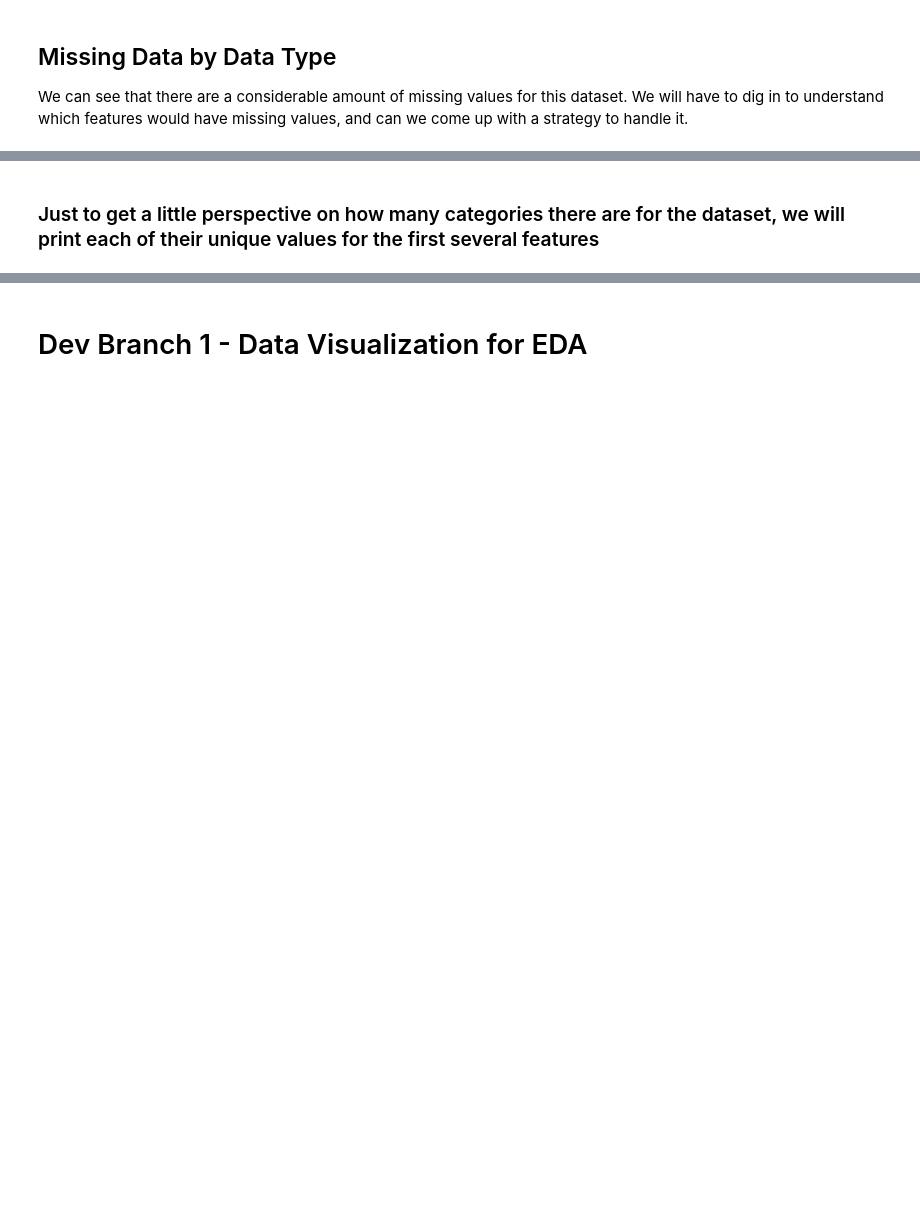
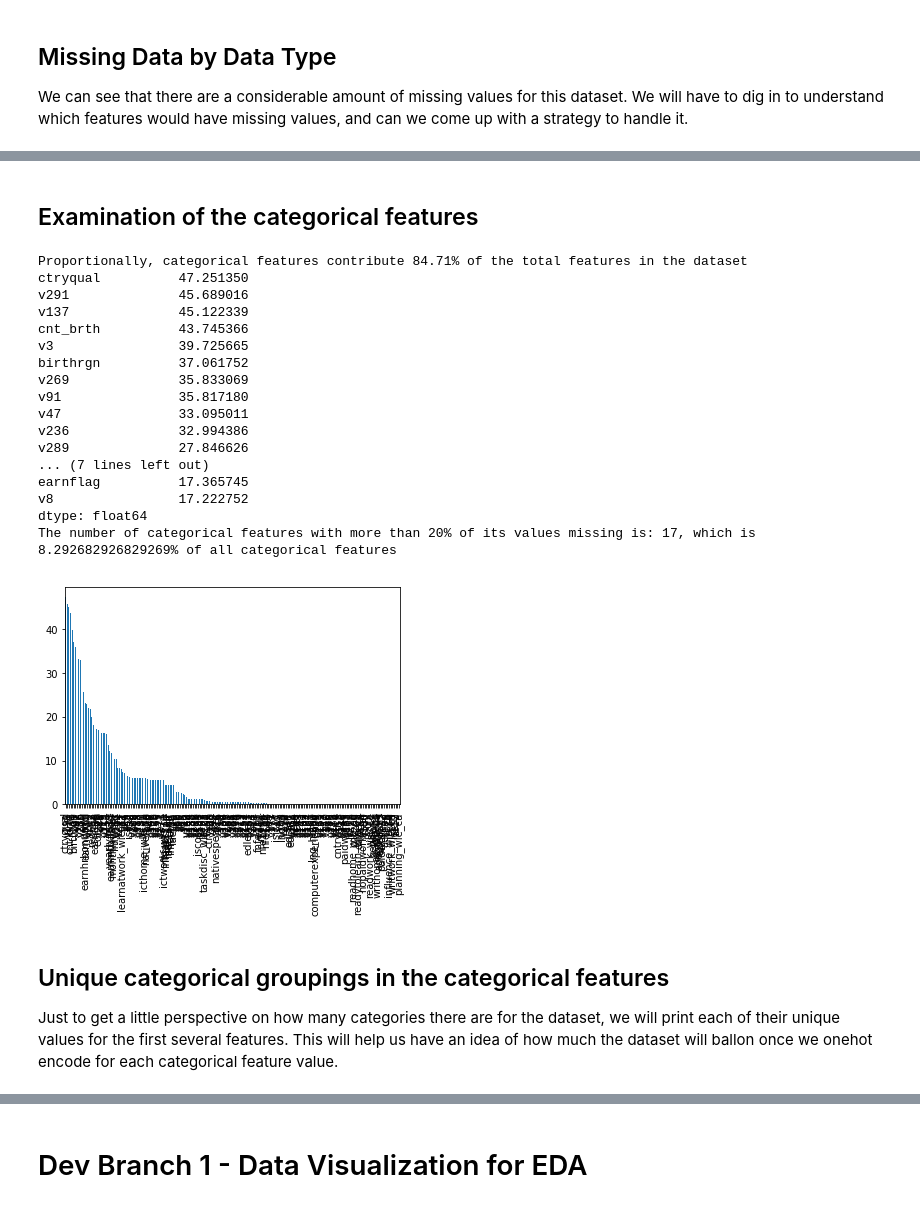
Before and after one commit to SJHH-Nguyen-D/sharpestminds_project, a Jupyter notebook: HW5_sharpestminds_.ipynb, the cells around one changed output, grey strips where cells are left out. Cells and saved outputs as stored; diff of their text form; code cells hidden in the pictures; blank space fills up the shorter version.

```diff
--- a/HW5_sharpestminds_.ipynb
+++ b/HW5_sharpestminds_.ipynb
@@ -256,4 +324,36 @@ dtype: int64
+# %% [markdown]
+## Examination of the categorical features
+# %%
+# take a look at the missing values for categorical features dataframe
+print("Proportionally, categorical features contribute {0:.2f}% of the total features in the dataset".format(categorical_df.shape[1]/final_kept_df.shape[1]*100))
+print((categorical_df.isnull().sum().sort_values(ascending=False)/(categorical_df.shape[0]) * 100 )[:20])
+b = pd.Series(categorical_df.isnull().sum().sort_values(ascending=False)/(categorical_df.shape[0]) * 100 )
+b.plot(kind='bar')
+
+# 17 features with more than 20% of its values missing of 205 features
+print("The number of categorical features with more than 20% of its values missing is: {}, which is {}% of all categorical features".format(17, 17/categorical_df.shape[1]*100))
+# %% [output]
+Proportionally, categorical features contribute 84.71% of the total features in the dataset
+ctryqual          47.251350
+v291              45.689016
+v137              45.122339
+cnt_brth          43.745366
+v3                39.725665
+birthrgn          37.061752
+v269              35.833069
+v91               35.817180
+v47               33.095011
+v236              32.994386
+v289              27.846626
+... (7 lines left out)
+earnflag          17.365745
+v8                17.222752
+dtype: float64
+The number of categorical features with more than 20% of its values missing is: 17, which is 8.292682926829269% of all categorical features
+[figure, added]
 # %% [markdown]
-### Just to get a little perspective on how many categories there are for the dataset, we will print each of their unique values for the first several features
+## Unique categorical groupings in the categorical features
+
+Just to get a little perspective on how many categories there are for the dataset, we will print each of their unique values for the first several features. This will help us have an idea of how much the dataset will ballon once we onehot encode for each categorical feature value.
 # %%
 # unique values for each categorical feature. need to know how what encoding scheme we should use
```
Also changed, not shown: parts of 56 cells of this notebook.
